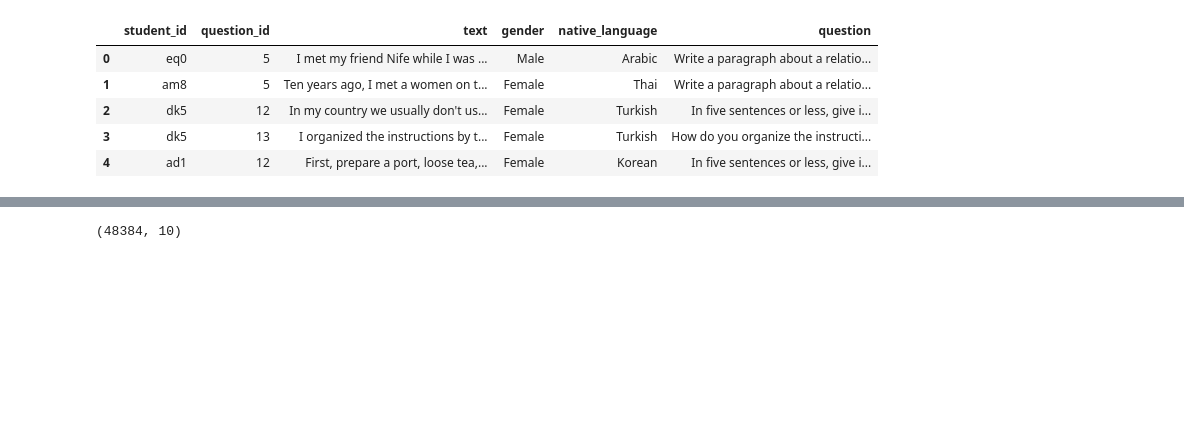
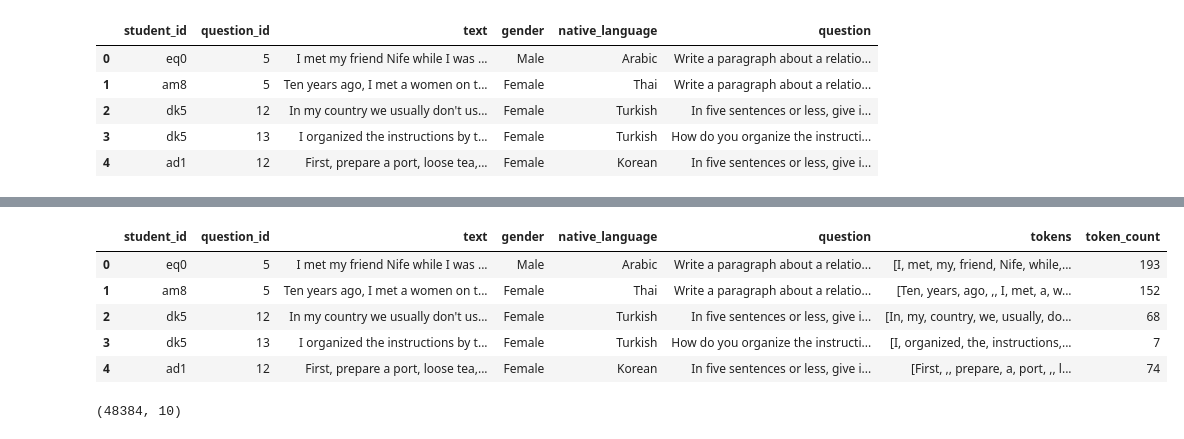
Before and after one commit to Data-Science-for-Linguists-2019/Spell-Checker, a Jupyter notebook: ELI_data_frame.ipynb, the cells around one changed output, grey strips where cells are left out. Saved outputs shown, nothing was run; the diff lists cells and outputs as text; code cells hidden in the pictures; blank space fills up the shorter version.

```diff
--- a/ELI_data_frame.ipynb
+++ b/ELI_data_frame.ipynb
@@ -135,0 +141,7 @@ df_eli.head()
+# %%
+def getTokens2(txt):
+    txt = str(txt)
+    x = nltk.word_tokenize(txt)
+    return x
+# %%
+df_eli['tokens'] = df_eli.text.map(getTokens2)
@@ -136,3 +157,13 @@ df_eli.head()
+# %%
+df_eli['token_count'] = df_eli.tokens.map(len)
+df_eli.head()
+# %% [output]
+|  | student_id | question_id | text | gender | native_language | question | tokens | token_count |
+| 0 | eq0 | 5 | I met my friend Nife while I was ... | Male | Arabic | Write a paragraph about a relatio... | [I, met, my, friend, Nife, while,... | 193 |
+| 1 | am8 | 5 | Ten years ago, I met a women on t... | Female | Thai | Write a paragraph about a relatio... | [Ten, years, ago, ,, I, met, a, w... | 152 |
+| 2 | dk5 | 12 | In my country we usually don't us... | Female | Turkish | In five sentences or less, give i... | [In, my, country, we, usually, do... | 68 |
+| 3 | dk5 | 13 | I organized the instructions by t... | Female | Turkish | How do you organize the instructi... | [I, organized, the, instructions,... | 7 |
+| 4 | ad1 | 12 | First, prepare a port, loose tea,... | Female | Korean | In five sentences or less, give i... | [First, ,, prepare, a, port, ,, l... | 74 |
 # %%
 import pickle as pkl
 
```
Also changed, not shown: parts of 2 cells of this notebook.
